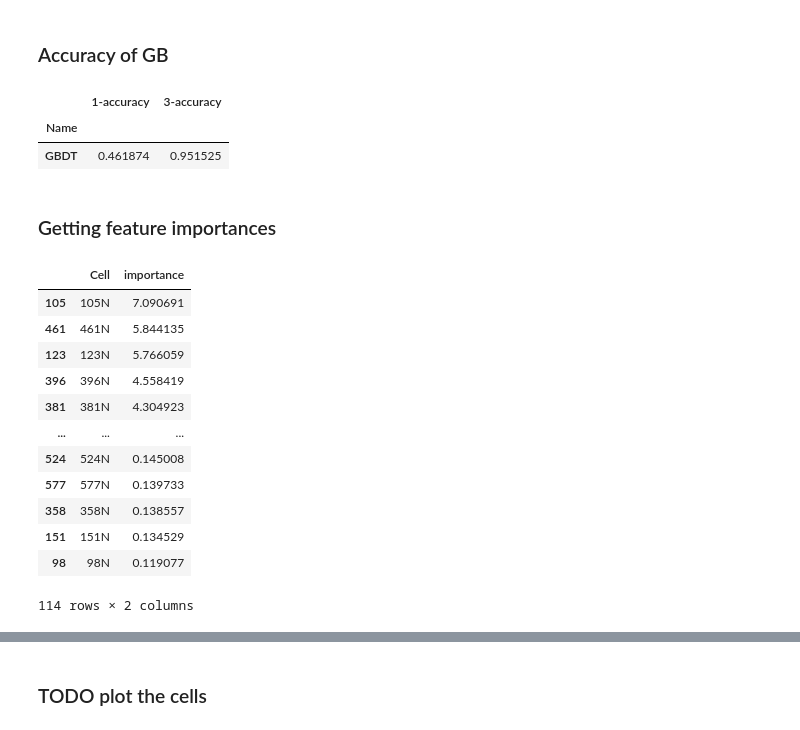
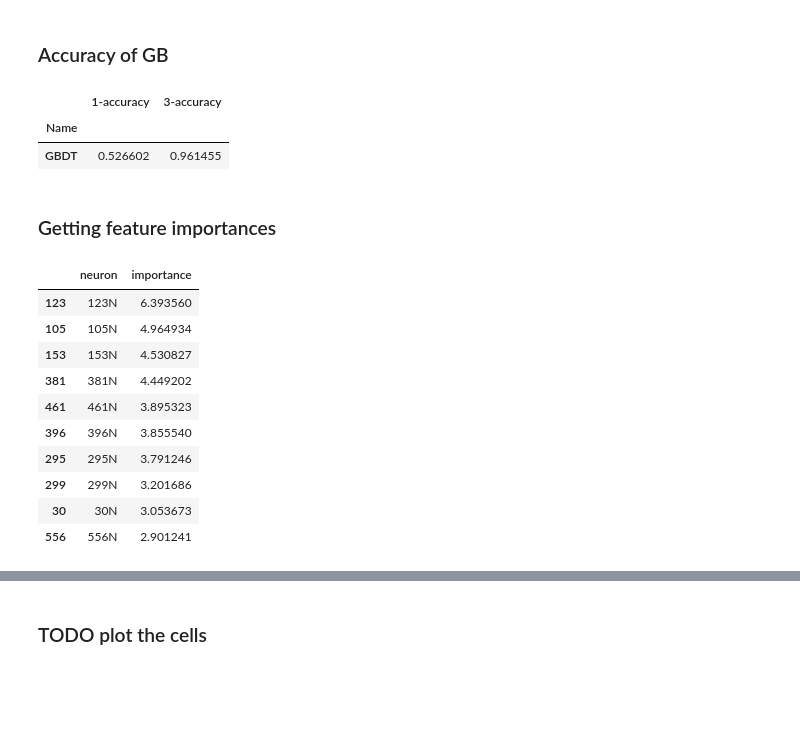
Before and after one commit to thxi/PlaceCells, a Jupyter notebook: Part_1.ipynb, the cells around one changed output, grey strips where cells are left out. Saved outputs shown, nothing was run; the diff lists cells and outputs as text; code cells hidden in the pictures; blank space fills up the shorter version.

```diff
--- a/Part_1.ipynb
+++ b/Part_1.ipynb
@@ -289,5 +290,6 @@ TODO:
 # %%
 TRAIN_SIZE=0.7
+TRAIN_SIZE_NUM = int(df.shape[0]*TRAIN_SIZE)
 # %%
 train_indeces = df[:int(df.shape[0]*TRAIN_SIZE)].index
 test_indeces = df.drop(train_indeces).index
@@ -303,2 +306,11 @@ X_test.drop(['segment', 'x', 'y'], axis='columns', inplace=True)
+# %%
+X = df.copy()
+X['segment'] = X['segment'].astype(int)
+X_train = X.loc[:TRAIN_SIZE_NUM]
+X_test = X.loc[TRAIN_SIZE_NUM:]
+y_train = X_train['segment']
+y_test = X_test['segment']
+X_train.drop(['segment', 'x', 'y'], axis='columns', inplace=True)
+X_test.drop(['segment', 'x', 'y'], axis='columns', inplace=True)
 # %% [markdown]
 ## Catboost features
@@ -318,12 +319,13 @@ from catboost import CatBoostClassifier
 # %% [markdown]
 Training the model on 70% of the data
 # %%
-model = CatBoostClassifier(iterations=40,
+from catboost import CatBoostClassifier
+cb_model = CatBoostClassifier(iterations=40,
                            loss_function='MultiClass',
                            eval_metric="Accuracy",
-                           verbose=True)
+                           verbose=False)
 # %%
-model.fit(X_train, y_train, plot=True, verbose=False);
+cb_model.fit(X_train, y_train, plot=True, verbose=False);
 # %% [output]
 [interactive output not drawn]
 MetricVisualizer(layout=Layout(align_self='stretch', height='500px'))
@@ -331,7 +333,7 @@ MetricVisualizer(layout=Layout(align_self='stretch', height='500px'))
 ### Accuracy of GB
 # %%
 y_preds = [
-    (model.predict(X_test).reshape(-1), 'GBDT')
+    (cb_model.predict(X_test).reshape(-1), 'GBDT')
 ]
 
 pd.DataFrame([
@@ -341,25 +343,24 @@ pd.DataFrame([
 # %% [output]
 |  | 1-accuracy | 3-accuracy |
 | Name |  |  |
-| GBDT | 0.461874 | 0.951525 |
+| GBDT | 0.526602 | 0.961455 |
 # %% [markdown]
 ### Getting feature importances
 # %%
-importances = pd.DataFrame({"Cell":X_train.columns, "importance": model.get_feature_importance()})
-importances = importances.sort_values("importance", ascending=False)
-importances = importances[importances['importance'] > 0]
-importances
+cbn = pd.DataFrame({"neuron":X_train.columns, "importance": cb_model.get_feature_importance()})
+cbn = cbn.sort_values("importance", ascending=False)
+cbn = cbn[cbn['importance'] > 0]
+cbn.set_index('neuron')
+cbn.head(10)
 # %% [output]
-|  | Cell | importance |
-| 105 | 105N | 7.090691 |
-| 461 | 461N | 5.844135 |
-| 123 | 123N | 5.766059 |
-| 396 | 396N | 4.558419 |
-| 381 | 381N | 4.304923 |
-| ... | ... | ... |
-| 524 | 524N | 0.145008 |
-| 577 | 577N | 0.139733 |
-| 358 | 358N | 0.138557 |
-| 151 | 151N | 0.134529 |
-| 98 | 98N | 0.119077 |
+|  | neuron | importance |
+| 123 | 123N | 6.393560 |
+| 105 | 105N | 4.964934 |
+| 153 | 153N | 4.530827 |
+| 381 | 381N | 4.449202 |
+| 461 | 461N | 3.895323 |
+| 396 | 396N | 3.855540 |
+| 295 | 295N | 3.791246 |
+| 299 | 299N | 3.201686 |
+| 30 | 30N | 3.053673 |
+| 556 | 556N | 2.901241 |
-114 rows × 2 columns
```
Also changed, not shown: parts of 20 cells of this notebook, 2 other files.
